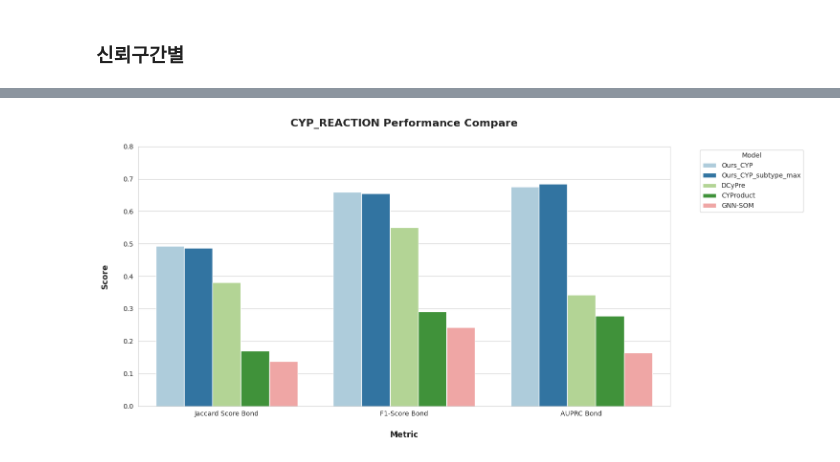
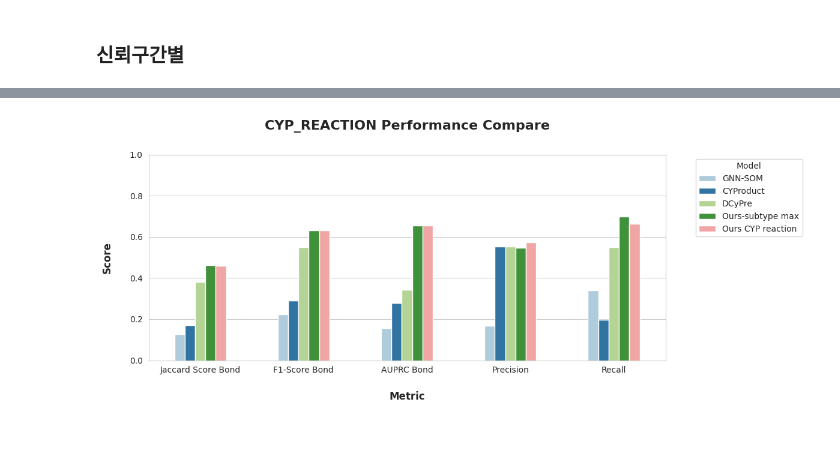
Before and after one commit to qwon135/CYP-MAP, a Jupyter notebook: infer.ipynb, the cells around one changed output, grey strips where cells are left out. Drawn from its saved outputs; the diff is of its cells as text; code cells hidden in the pictures.

```diff
--- a/infer.ipynb
+++ b/infer.ipynb
@@ -207,8 +200,0 @@ train_df, valid_df = train_df.reset_index(drop=True), valid_df.reset_index(drop=
-# %%
-for cyp in cyp_list:
-    not_this_cyp = list(set(cyp_list[:-1]) - set([cyp]))
-    n = df[(df[cyp] != '') & (df[not_this_cyp].sum(1) == '')].shape[0]
-    print(cyp, n)
-
-
-    # df[]
@@ -331,6 +284,5 @@ for seed in tqdm(range(3)):
 # %%
 seed_df_dict = {}
-for seed in range(3):
+for seed in range(5):
     seed_df = pd.read_csv(f'infer/seed/{seed}.csv', index_col=None)
     seed_df_dict[seed] = seed_df
-    break
@@ -563,13 +463,9 @@ def save_performance(metrics, mtype_name, root):
     for metric in metrics:
         os.remove(f'{root}/performance_{metric}.png')
 # %%
-import matplotlib.pyplot as plt
-import seaborn as sns
-import pandas as pd
-
 metrics_name = ['Bond-SOM',]
-metrics_types = ['jac_bond_som', 'f1s_bond_som', 'apc_bond_som']
-plot_name_types = ['Jaccard Score Bond', 'F1-Score Bond', 'AUPRC Bond']
+metrics_types = ['jac_bond_som', 'f1s_bond_som', 'apc_bond_som', 'prc_bond_som', 'rec_bond_som']
+plot_name_types = ['Jaccard Score Bond', 'F1-Score Bond', 'AUPRC Bond', 'Precision', 'Recall']
 
 gnn_som = pd.read_csv('scores/GNN-SOM.csv')
 scores_cyproduct = pd.read_csv(f'scores/CYProduct.csv', index_col=None)
@@ -577,7 +473,7 @@ scores_DCyPre = pd.read_csv(f'scores/DCyPre.csv', index_col=None)
 
 root = f'plot_score/versus_other_research_cypreaction'
 select_th=True
-models = ['Ours_CYP', 'Ours_CYP_subtype_max', 'DCyPre', 'CYProduct', 'GNN-SOM']
+models = ['GNN-SOM', 'CYProduct', 'DCyPre', 'Ours-subtype max',  'Ours CYP reaction']
 
 # pallete = sns.color_palette("Paired")
 
@@ -587,46 +483,46 @@ for idx, metric in enumerate(metrics_types):
     # this_scores = []
     plot_name = plot_name_types[idx]
     for model in models:
-        if model == 'Ours_CYP':
-            score = max([i.query('cyp=="CYP_REACTION"').query('metric==@metric')['score'].item() for i in scores_df])
-        elif model == 'Ours_CYP_subtype_max':
-            score = max([i.query('cyp=="CYP_REACTION_max"').query('metric==@metric')['score'].item() for i in scores_df])
+        if model == 'Ours CYP reaction':
+            score = scores_df.query('cyp=="CYP_REACTION"').query('metric==@metric')['score'].item()
+        elif model == 'Ours-subtype max':
+            score = scores_df.query('cyp=="CYP_REACTION_max"').query('metric==@metric')['score'].item()
         elif model == 'DCyPre':
             score = scores_DCyPre.query('cyp=="CYP_REACTION"').query('metric==@metric')['score'].item()
         elif model == 'CYProduct':
             score = scores_cyproduct.query('cyp=="CYP_REACTION"').query('metric==@metric')['score'].item()
         elif model == 'GNN-SOM':
             score = gnn_som.query('cyp=="CYP_REACTION"').query('metric==@metric')['score'].item()
         data.append({'CYP' : 'CYP_REACTION', 'Model' : model, 'metric' : plot_name, 'score' : score})
 
 
 data = pd.DataFrame(data)
 
-plt.figure(figsize=(15, 7))
+plt.figure(figsize=(12, 5))
 sns.set_style("whitegrid")
 
 # 색상 팔레트 설정
 palette = sns.color_palette("Paired")
 
 # 바 플롯 그리기
-ax = sns.barplot(x="metric", y="score", hue="Model", data=data, palette=palette)
+ax = sns.barplot(x="metric", y="score", hue="Model", data=data, palette=palette, width=0.5)
 
 # 그래프 꾸미기
 plt.title("CYP_REACTION Performance Compare", fontsize=16, fontweight='bold', pad=30)
 plt.xlabel("Metric", fontsize=12, labelpad=20, fontweight='bold')
 plt.ylabel("Score", fontsize=12, labelpad=20, fontweight='bold')
 
 # y축 범위 설정
-plt.ylim(0, 0.8)
+plt.ylim(0, 1.0)
 
 # 범례 위치 조정
 plt.legend(title="Model", bbox_to_anchor=(1.05, 1), loc='upper left')
 plt.tight_layout()
 plt.show()
 plt.savefig(f'{root}/performance_CYP.png', bbox_inches='tight')
 plt.close()
 # %% [output]
-[figure, old version]
+[figure, new version]
 # %%
 # import timm
 # [i for i in timm.list_models() if 'convnext' in i]
```
Also changed, not shown: parts of 11 cells of this notebook, 17 other files.
